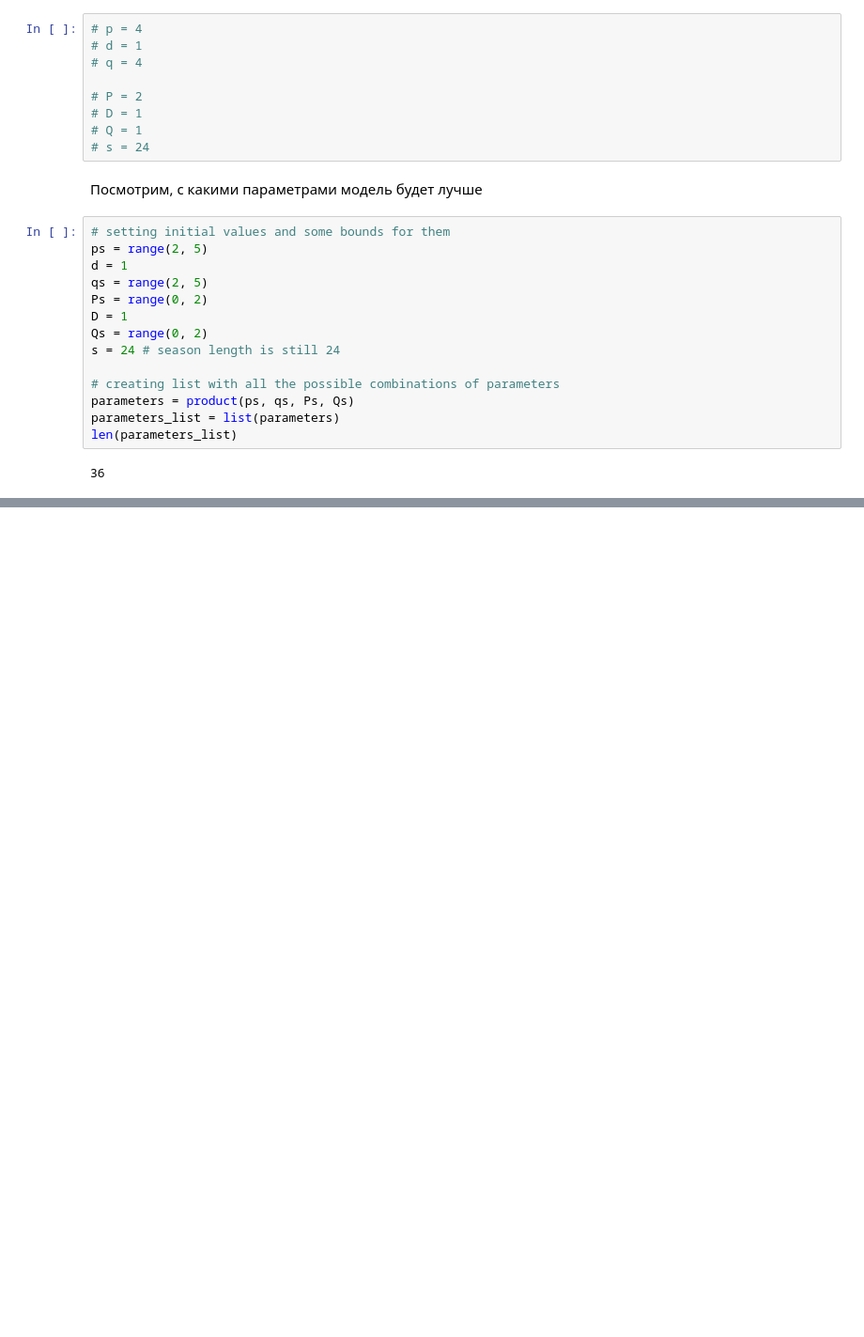
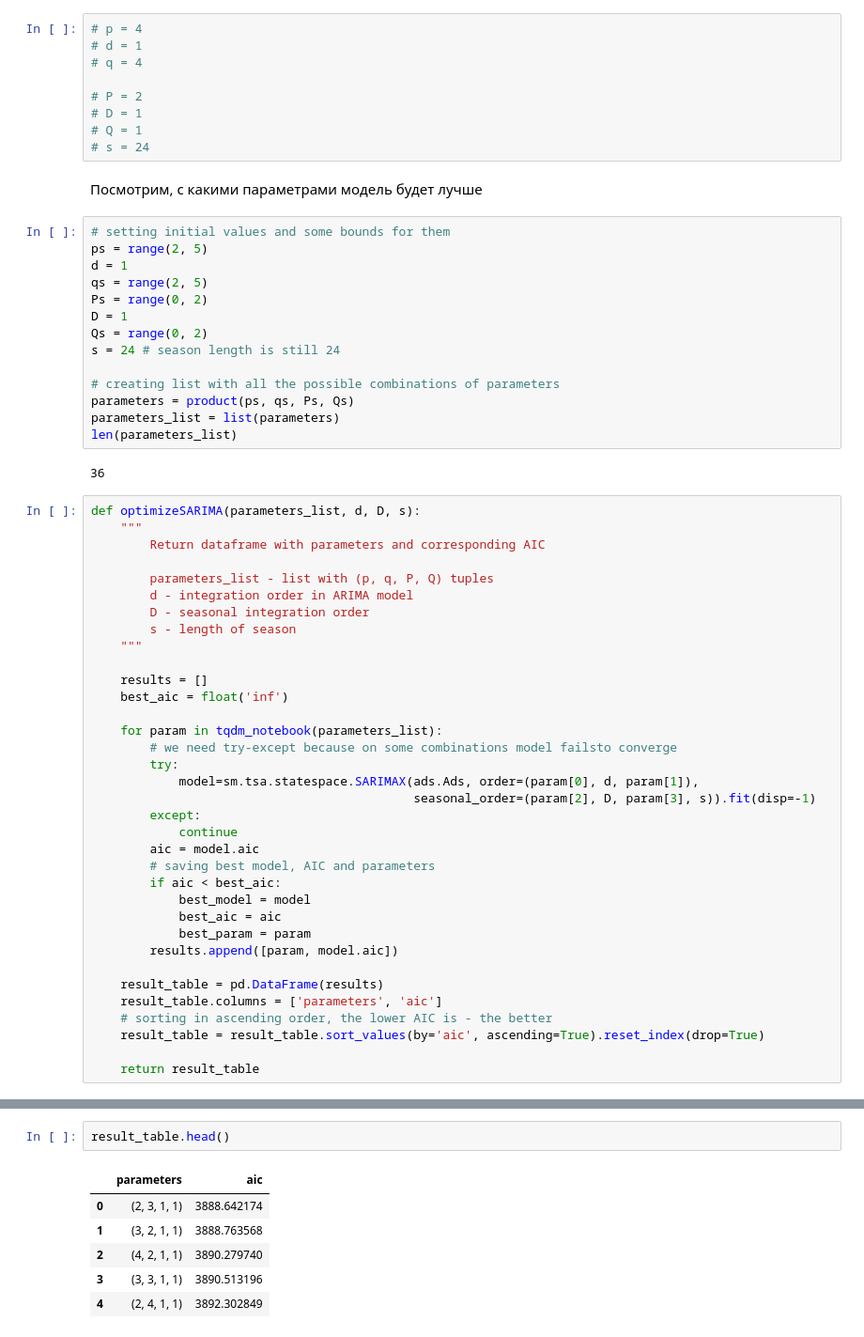
Before and after one commit to adwiza/machine_learning, a Jupyter notebook: ml_23-Time series analysis.ipynb, the cells around one changed output, grey strips where cells are left out. Shown at 94% size. Drawn from its saved outputs; the diff is of its cells as text; blank space fills up the shorter version.

```diff
--- a/ml_23-Time series analysis.ipynb
+++ b/ml_23-Time series analysis.ipynb
@@ -675,3 +675,38 @@ parameters_list = list(parameters)
 len(parameters_list)
 # %% [output]
 36
+# %%
+def optimizeSARIMA(parameters_list, d, D, s):
+    """
+        Return dataframe with parameters and corresponding AIC
+
+        parameters_list - list with (p, q, P, Q) tuples
+        d - integration order in ARIMA model
+        D - seasonal integration order
+        s - length of season
+    """
+
+    results = []
+    best_aic = float('inf')
+
+    for param in tqdm_notebook(parameters_list):
+        # we need try-except because on some combinations model failsto converge
+        try:
+            model=sm.tsa.statespace.SARIMAX(ads.Ads, order=(param[0], d, param[1]),
+                                            seasonal_order=(param[2], D, param[3], s)).fit(disp=-1)
+        except:
+            continue
+        aic = model.aic
+        # saving best model, AIC and parameters
+        if aic < best_aic:
+            best_model = model
+            best_aic = aic
+            best_param = param
+        results.append([param, model.aic])
+
+    result_table = pd.DataFrame(results)
+    result_table.columns = ['parameters', 'aic']
+    # sorting in ascending order, the lower AIC is - the better
+    result_table = result_table.sort_values(by='aic', ascending=True).reset_index(drop=True)
+
+    return result_table
@@ -677,0 +718,9 @@ len(parameters_list)
+# %%
+result_table.head()
+# %% [output]
+|  | parameters | aic |
+| 0 | (2, 3, 1, 1) | 3888.642174 |
+| 1 | (3, 2, 1, 1) | 3888.763568 |
+| 2 | (4, 2, 1, 1) | 3890.279740 |
+| 3 | (3, 3, 1, 1) | 3890.513196 |
+| 4 | (2, 4, 1, 1) | 3892.302849 |
```
Also changed, not shown: parts of 13 cells of this notebook.
